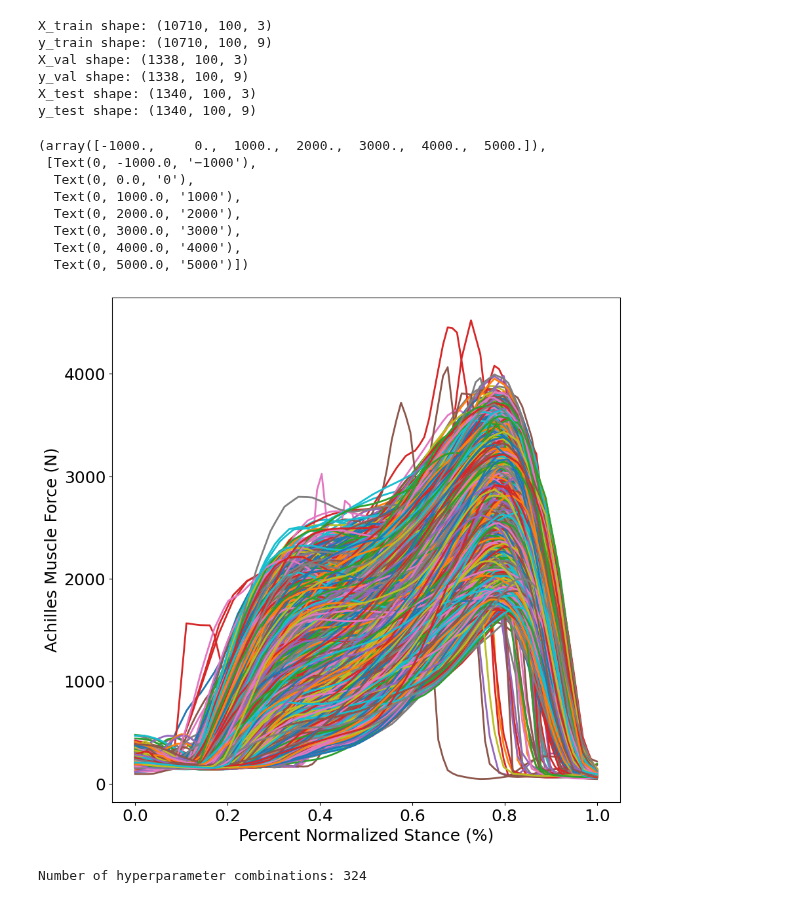
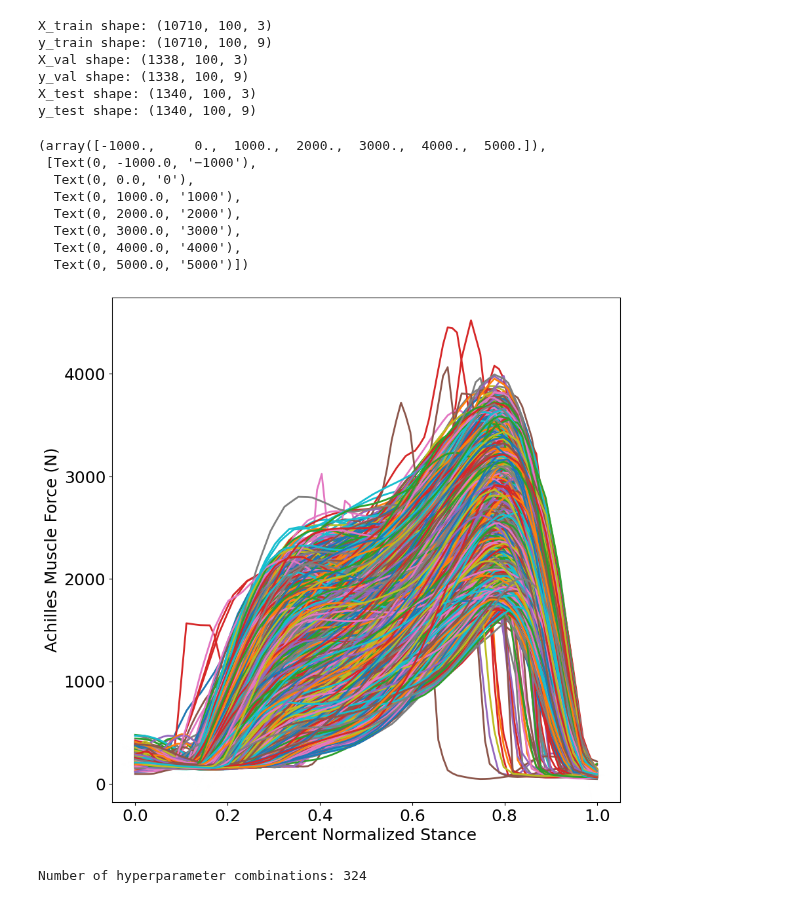
Before and after one commit to anth0nyhle/GRFMuscleModel, a Jupyter notebook: scripts/LSTM_Tune.ipynb, the cells around one changed output. Cells and saved outputs as stored; diff of their text form; code cells hidden in the pictures.

```diff
--- a/scripts/LSTM_Tune.ipynb
+++ b/scripts/LSTM_Tune.ipynb
@@ -67,26 +67,26 @@ y_test shape: (1340, 100, 9)
 # %%
 figure = plt.figure(figsize=(10, 10))
 
 num_achilles_segments = len(y_train[:, :, 8])
 perc_stance = np.linspace(0, 1, 100)
 
 for i in range(num_achilles_segments):
     plt.plot(perc_stance, y_train[i, :, 8], linewidth=2)
 
 plt.ylabel("Achilles Muscle Force (N)", fontsize=18)
-plt.xlabel("Percent Normalized Stance (%)", fontsize=18)
+plt.xlabel("Percent Normalized Stance", fontsize=18)
 plt.xticks(fontsize=18)
 plt.yticks(fontsize=18)
 # %% [output]
 (array([-1000.,     0.,  1000.,  2000.,  3000.,  4000.,  5000.]),
  [Text(0, -1000.0, '−1000'),
   Text(0, 0.0, '0'),
   Text(0, 1000.0, '1000'),
   Text(0, 2000.0, '2000'),
   Text(0, 3000.0, '3000'),
   Text(0, 4000.0, '4000'),
   Text(0, 5000.0, '5000')])
-[figure, old version]
+[figure, new version]
 # %%
 import torch
 import torch.nn as nn
```
Also changed, not shown: parts of 1 cell of this notebook, 10 other files.
